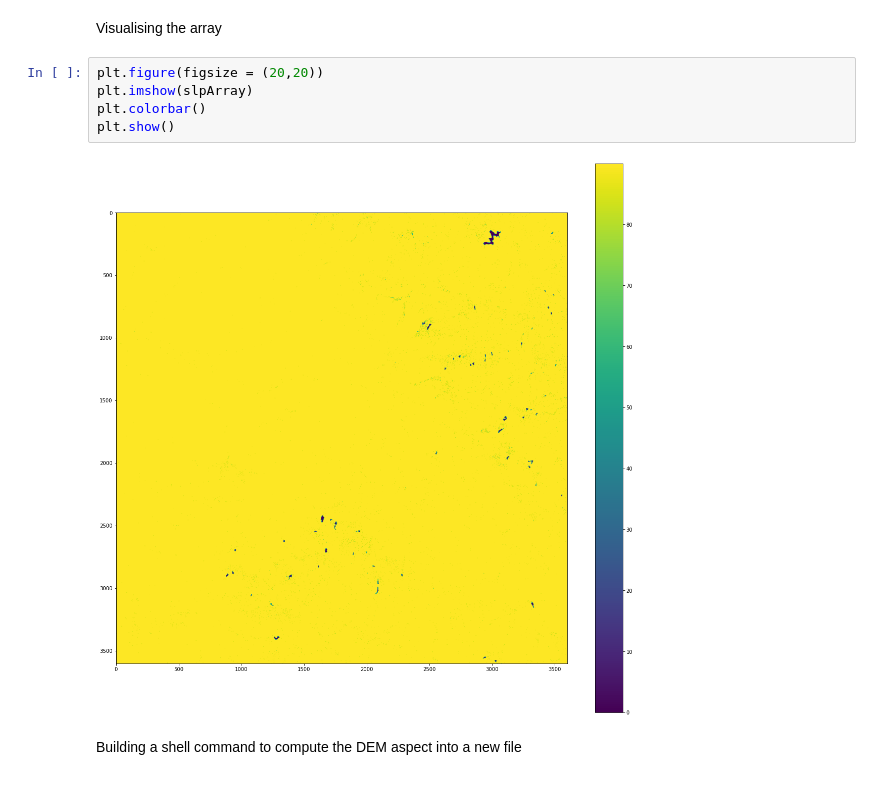
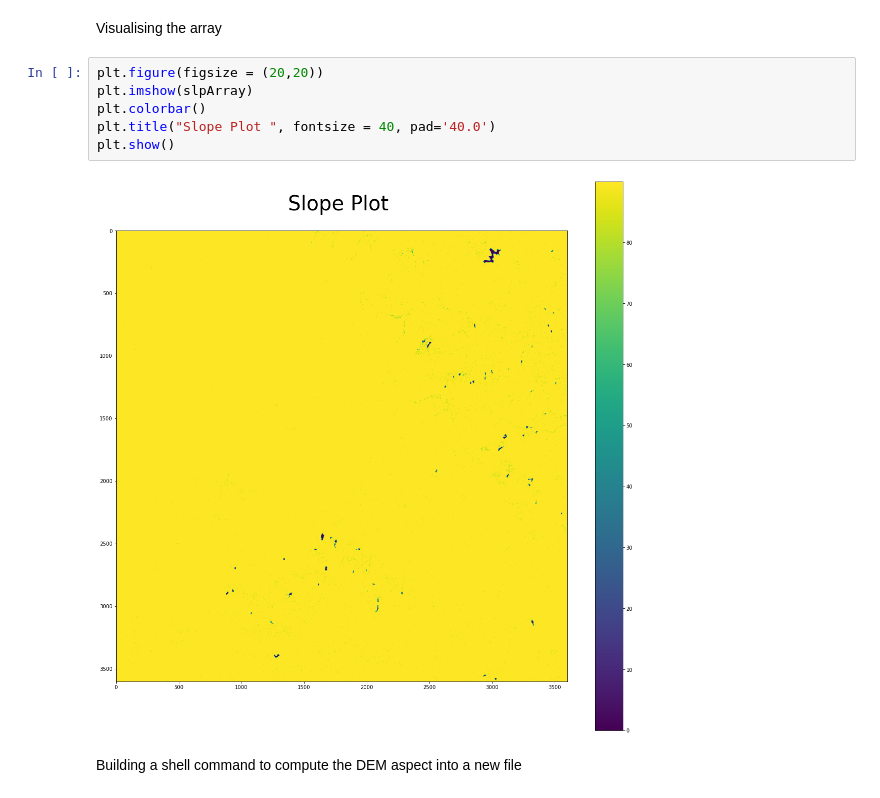
Before and after one commit to VikkiWalls/30-Day-Map-Challenge-2022, a Jupyter notebook: Day 7 - Raster Alternative.ipynb, the cells around one changed output. Drawn from its saved outputs; the diff is of its cells as text.

```diff
--- a/Day 7 - Raster Alternative.ipynb
+++ b/Day 7 - Raster Alternative.ipynb
@@ -36,10 +38,11 @@ Visualising the array
 # %%
 plt.figure(figsize = (20,20))
 plt.imshow(slpArray)
 plt.colorbar()
+plt.title("Slope Plot ", fontsize = 40, pad='40.0')
 plt.show()
 # %% [output]
-[figure, old version]
+[figure, new version]
 # %% [markdown]
 Building a shell command to compute the DEM aspect into a new file
 # %%
```
Also changed, not shown: parts of 3 cells of this notebook.
